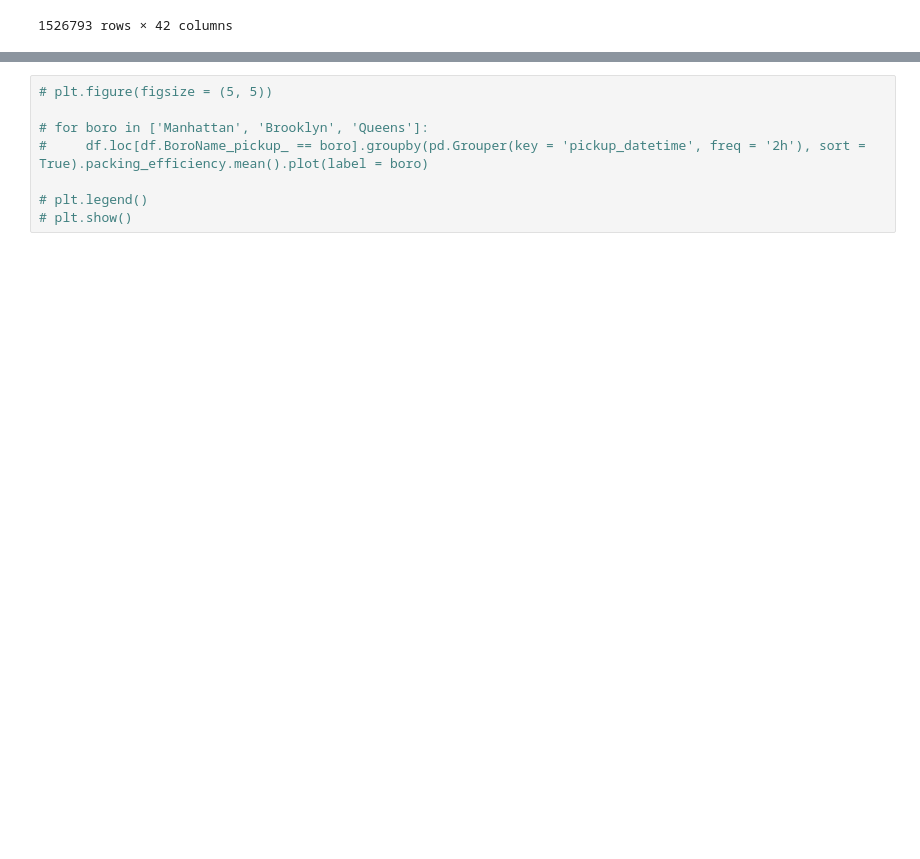
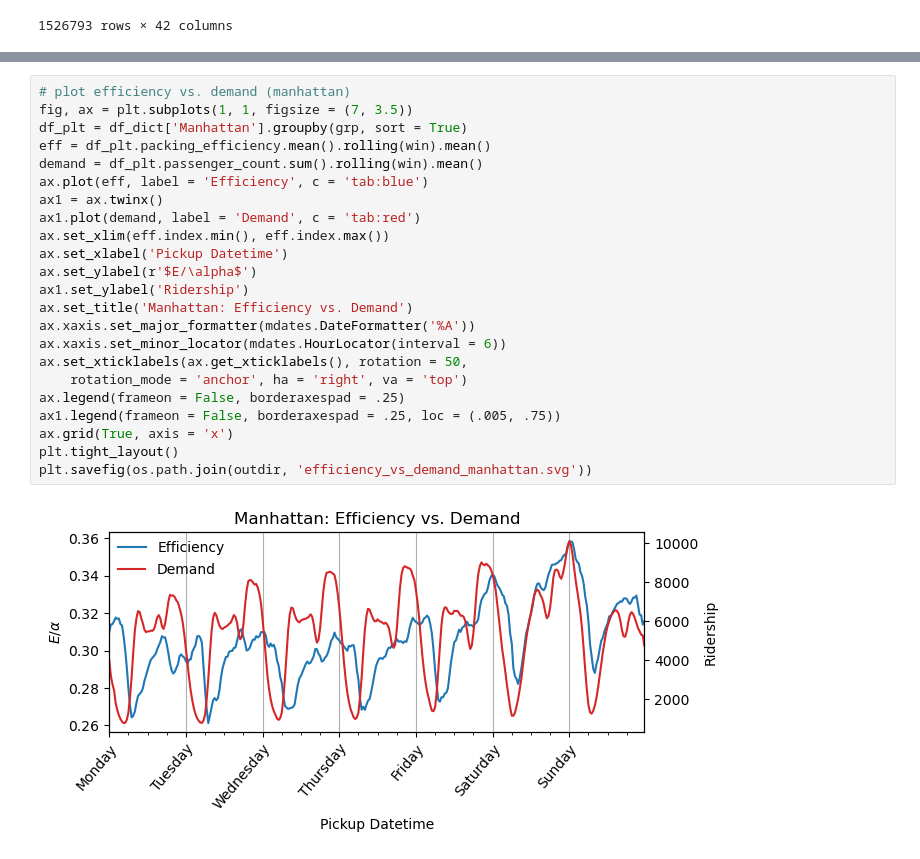
Before and after one commit to calebclayreagor/nyc-taxi-efficiency, a Jupyter notebook: notebooks/02_efficiency.ipynb, the cells around one changed output, grey strips where cells are left out. Drawn from its saved outputs; the diff is of its cells as text; blank space fills up the shorter version.

```diff
--- a/notebooks/02_efficiency.ipynb
+++ b/notebooks/02_efficiency.ipynb
@@ -85,8 +118,25 @@ plt.savefig(os.path.join('..', 'figures', 'efficiency.svg'))
 # %%
-# plt.figure(figsize = (5, 5))
-
-# for boro in ['Manhattan', 'Brooklyn', 'Queens']:
-#     df.loc[df.BoroName_pickup_ == boro].groupby(pd.Grouper(key = 'pickup_datetime', freq = '2h'), sort = True).packing_efficiency.mean().plot(label = boro)
-
-# plt.legend()
-# plt.show()
+# plot efficiency vs. demand (manhattan)
+fig, ax = plt.subplots(1, 1, figsize = (7, 3.5))
+df_plt = df_dict['Manhattan'].groupby(grp, sort = True)
+eff = df_plt.packing_efficiency.mean().rolling(win).mean()
+demand = df_plt.passenger_count.sum().rolling(win).mean()
+ax.plot(eff, label = 'Efficiency', c = 'tab:blue')
+ax1 = ax.twinx()
+ax1.plot(demand, label = 'Demand', c = 'tab:red')
+ax.set_xlim(eff.index.min(), eff.index.max())
+ax.set_xlabel('Pickup Datetime')
+ax.set_ylabel(r'$E/\alpha$')
+ax1.set_ylabel('Ridership')
+ax.set_title('Manhattan: Efficiency vs. Demand')
+ax.xaxis.set_major_formatter(mdates.DateFormatter('%A'))
+ax.xaxis.set_minor_locator(mdates.HourLocator(interval = 6))
+ax.set_xticklabels(ax.get_xticklabels(), rotation = 50,
+    rotation_mode = 'anchor', ha = 'right', va = 'top')
+ax.legend(frameon = False, borderaxespad = .25)
+ax1.legend(frameon = False, borderaxespad = .25, loc = (.005, .75))
+ax.grid(True, axis = 'x')
+plt.tight_layout()
+plt.savefig(os.path.join(outdir, 'efficiency_vs_demand_manhattan.svg'))
+# %% [output]
+[figure, added]
```
Also changed, not shown: parts of 6 cells of this notebook, 5 other files.
